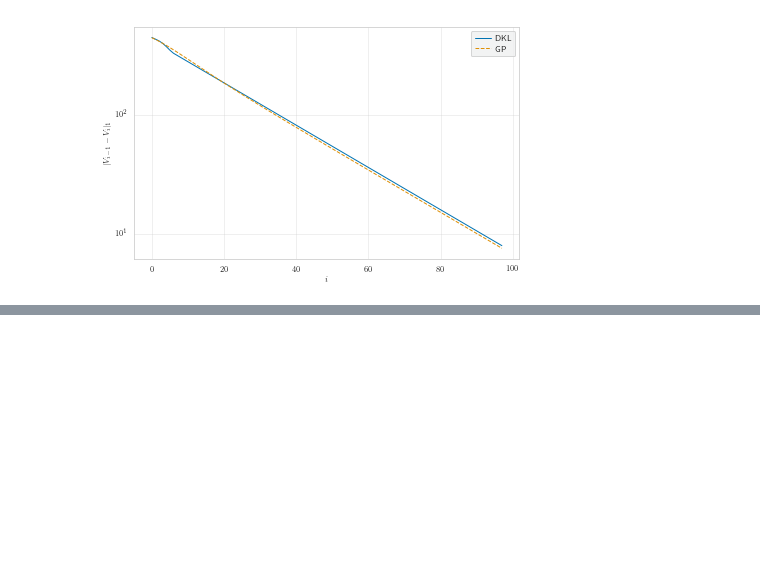
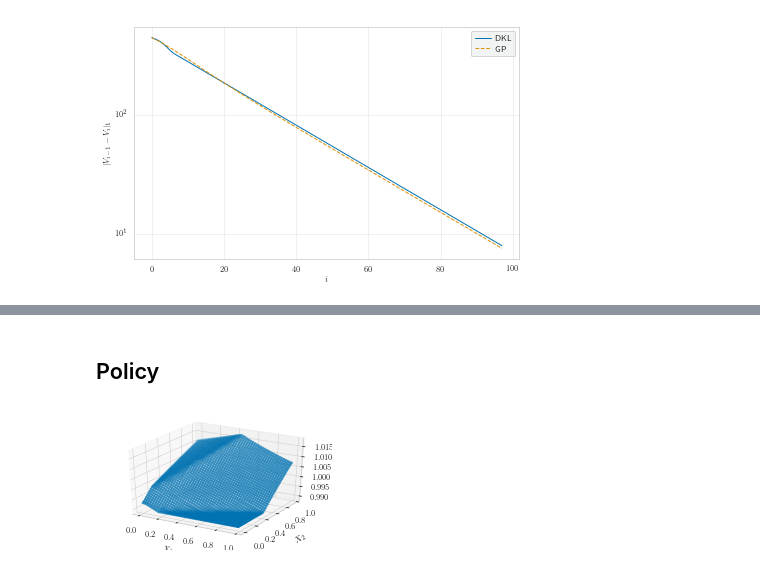
Before and after one commit to tmpethick/thesis-code, a Jupyter notebook: plots.ipynb, the cells around one changed output, grey strips where cells are left out. Drawn from its saved outputs; the diff is of its cells as text; code cells hidden in the pictures; blank space fills up the shorter version.

```diff
--- a/plots.ipynb
+++ b/plots.ipynb
@@ -2402,0 +2556,19 @@ savefig(fig, 'DKL/growth-model-mae.pdf')
+# %% [markdown]
+## Policy
+# %%
+latexify(columns=2)
+
+f = EconomicModel(D=2, output_policy=1)
+X = np.concatenate([f.X_train, f.X_test])
+Y = np.concatenate([f.Y_train, f.Y_test])
+
+fig = plt.figure()
+ax = fig.add_subplot(111, projection="3d")
+ax.scatter(X[..., 0], X[..., 1], Y[..., 0], s=3)
+ax.set_xlabel('$X_1$')
+ax.set_ylabel('$X_2$')
+ax.set_zlabel('$Y$')
+plt.tight_layout()
+savefig(fig, 'DKL/policy.pdf')
+# %% [output]
+[figure, added]
```
Also changed, not shown: parts of 5 cells of this notebook, 35 other files.
